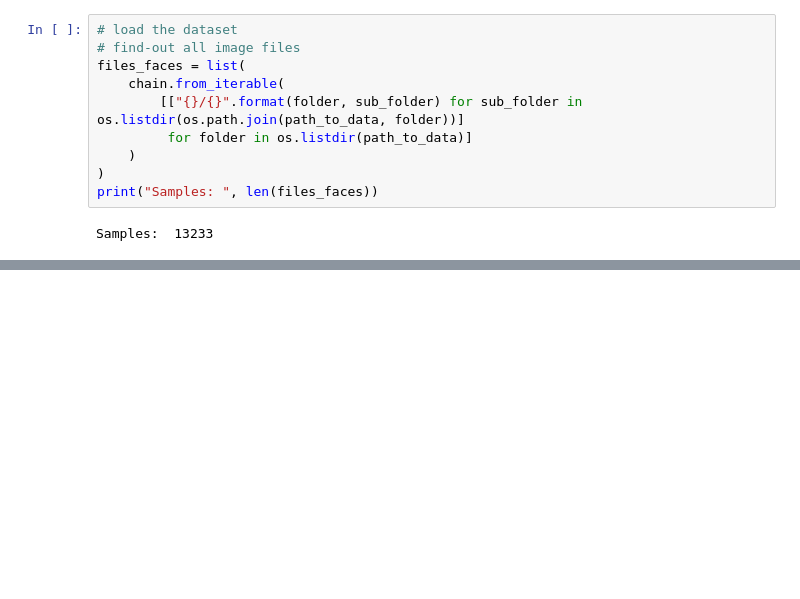
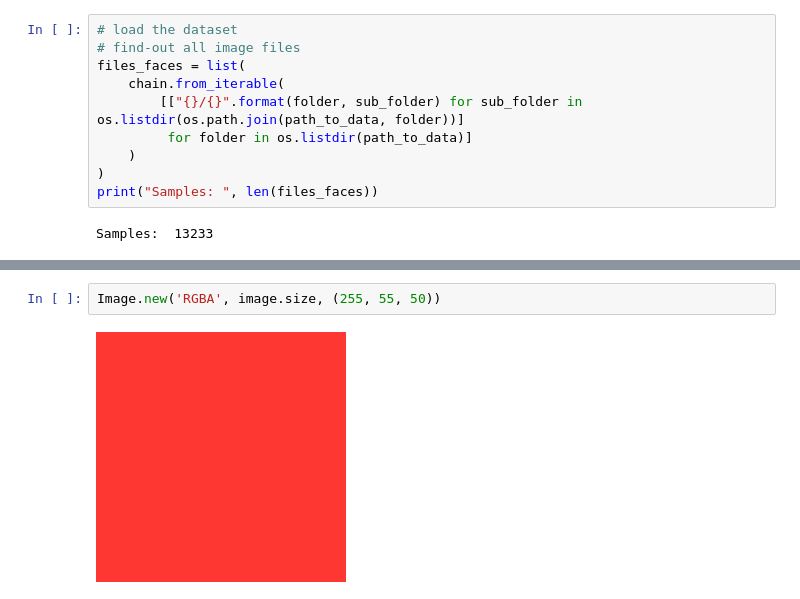
Before and after one commit to strvcom/strv-ml-mask2face, a Jupyter notebook: data_preparation.ipynb, the cells around one changed output, grey strips where cells are left out. Saved outputs shown, nothing was run; the diff lists cells and outputs as text; blank space fills up the shorter version.

```diff
--- a/data_preparation.ipynb
+++ b/data_preparation.ipynb
@@ -115,0 +214,4 @@ for i, file in enumerate(random.sample(files_faces, 4)):
+# %%
+Image.new('RGBA', image.size, (255, 55, 50))
+# %% [output]
+[figure, added]
```
Also changed, not shown: parts of 14 cells of this notebook.
